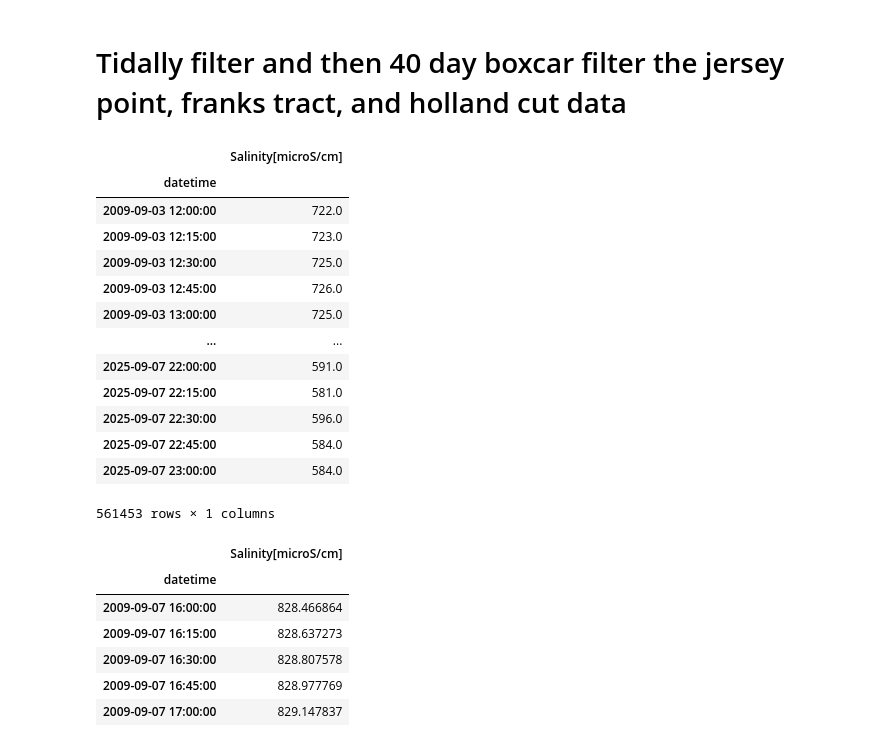
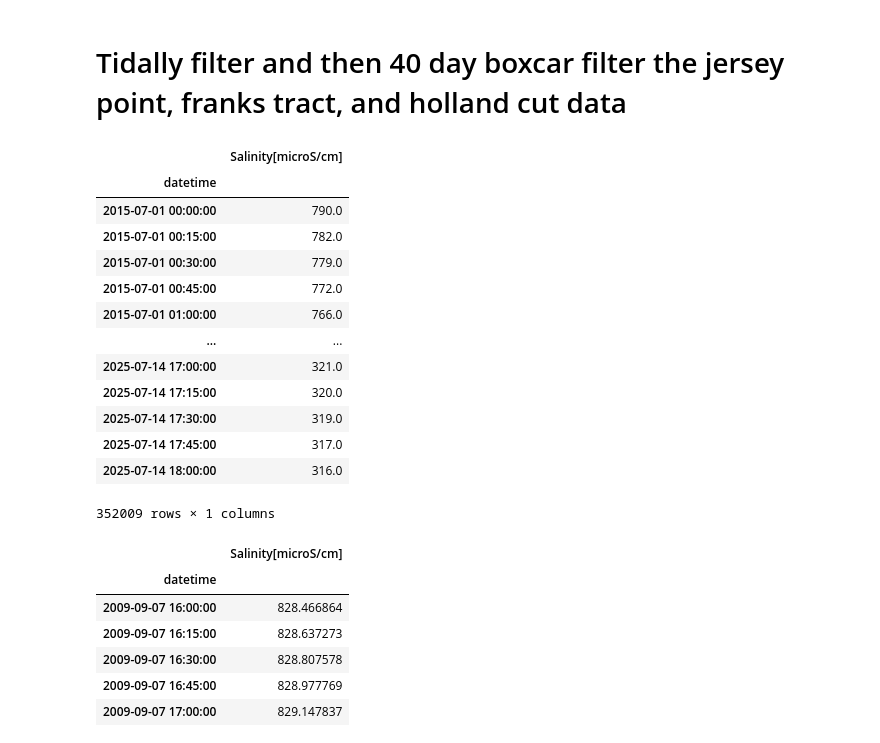
Before and after one commit to jennaisrael/Savio_scratch_back_up, a Jupyter notebook: climate_data_processing/identify_stp/salinity_bc_40_day_BC_filter.ipynb, the cells around one changed output. Cells and saved outputs as stored; diff of their text form; code cells hidden in the pictures.

```diff
--- a/climate_data_processing/identify_stp/salinity_bc_40_day_BC_filter.ipynb
+++ b/climate_data_processing/identify_stp/salinity_bc_40_day_BC_filter.ipynb
@@ -71,23 +71,30 @@ jp_filled['datetime']=pd.to_datetime(jp_filled['datetime'],format=dtformat)
 jp_filled.set_index("datetime",inplace=True)
 jp_filled=jp_filled.asfreq('15min')
 jp_filt=filter_timeseries(jp_filled).dropna()
+
+#'/global/scratch/users/jennaisrael/time_varying_data/dmsdatastore/salinity/frk_gapfilled_2026_01_26.csv'
+frk_filled=pd.read_csv('/global/scratch/users/jennaisrael/time_varying_data/dmsdatastore/salinity/frk_gapfilled_2026_01_26.csv')
+frk_filled['datetime']=pd.to_datetime(frk_filled['datetime'],format=dtformat)
+frk_filled.set_index("datetime",inplace=True)
+frk_filled=frk_filled.asfreq('15min')
+frk_filt=filter_timeseries(frk_filled).dropna()
 # %%
-hol2_filled
+frk_filled
 # %% [output]
 |  | Salinity[microS/cm] |
 | datetime |  |
-| 2009-09-03 12:00:00 | 722.0 |
-| 2009-09-03 12:15:00 | 723.0 |
-| 2009-09-03 12:30:00 | 725.0 |
-| 2009-09-03 12:45:00 | 726.0 |
-| 2009-09-03 13:00:00 | 725.0 |
+| 2015-07-01 00:00:00 | 790.0 |
+| 2015-07-01 00:15:00 | 782.0 |
+| 2015-07-01 00:30:00 | 779.0 |
+| 2015-07-01 00:45:00 | 772.0 |
+| 2015-07-01 01:00:00 | 766.0 |
 | ... | ... |
-| 2025-09-07 22:00:00 | 591.0 |
-| 2025-09-07 22:15:00 | 581.0 |
-| 2025-09-07 22:30:00 | 596.0 |
-| 2025-09-07 22:45:00 | 584.0 |
-| 2025-09-07 23:00:00 | 584.0 |
+| 2025-07-14 17:00:00 | 321.0 |
+| 2025-07-14 17:15:00 | 320.0 |
+| 2025-07-14 17:30:00 | 319.0 |
+| 2025-07-14 17:45:00 | 317.0 |
+| 2025-07-14 18:00:00 | 316.0 |
-561453 rows × 1 columns
+352009 rows × 1 columns
 # %%
 hol2_filt
 # %% [output]
```
Also changed, not shown: parts of 3 cells of this notebook, 4 other files.
